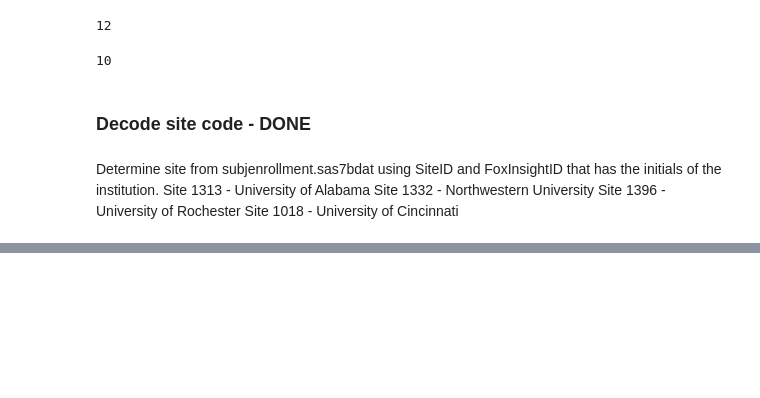
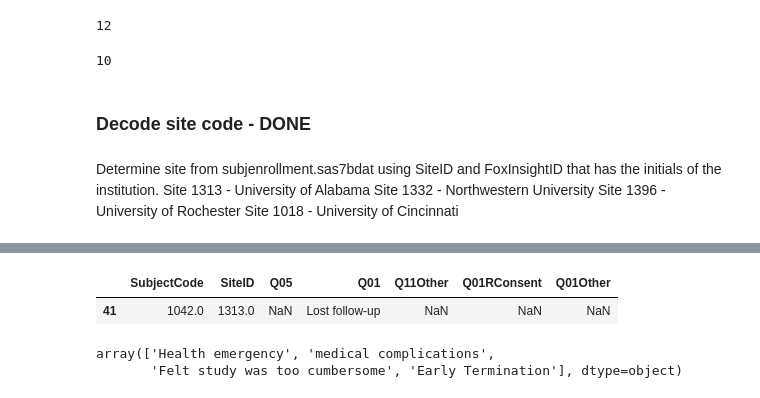
Before and after one commit to nshawen/CIS-PD_Curation, a Jupyter notebook: createtable.ipynb, the cells around one changed output, grey strips where cells are left out. Drawn from its saved outputs; the diff is of its cells as text; code cells hidden in the pictures; blank space fills up the shorter version.

```diff
--- a/createtable.ipynb
+++ b/createtable.ipynb
@@ -482,0 +559,12 @@ Unusable data, n=
+# %%
+# 1 Lost follow-up
+f126.loc[f126.Q01 == 'Lost follow-up']
+# %% [output]
+|  | SubjectCode | SiteID | Q05 | Q01 | Q11Other | Q01RConsent | Q01Other |
+| 41 | 1042.0 | 1313.0 | NaN | Lost follow-up | NaN | NaN | NaN |
+# %%
+# Other reasons to not complete
+f126.loc[f126.Q01 == 'Other'].Q01Other.values
+# %% [output]
+array(['Health emergency', 'medical complications',
+       'Felt study was too cumbersome', 'Early Termination'], dtype=object)
```
Also changed, not shown: parts of 14 cells of this notebook.
